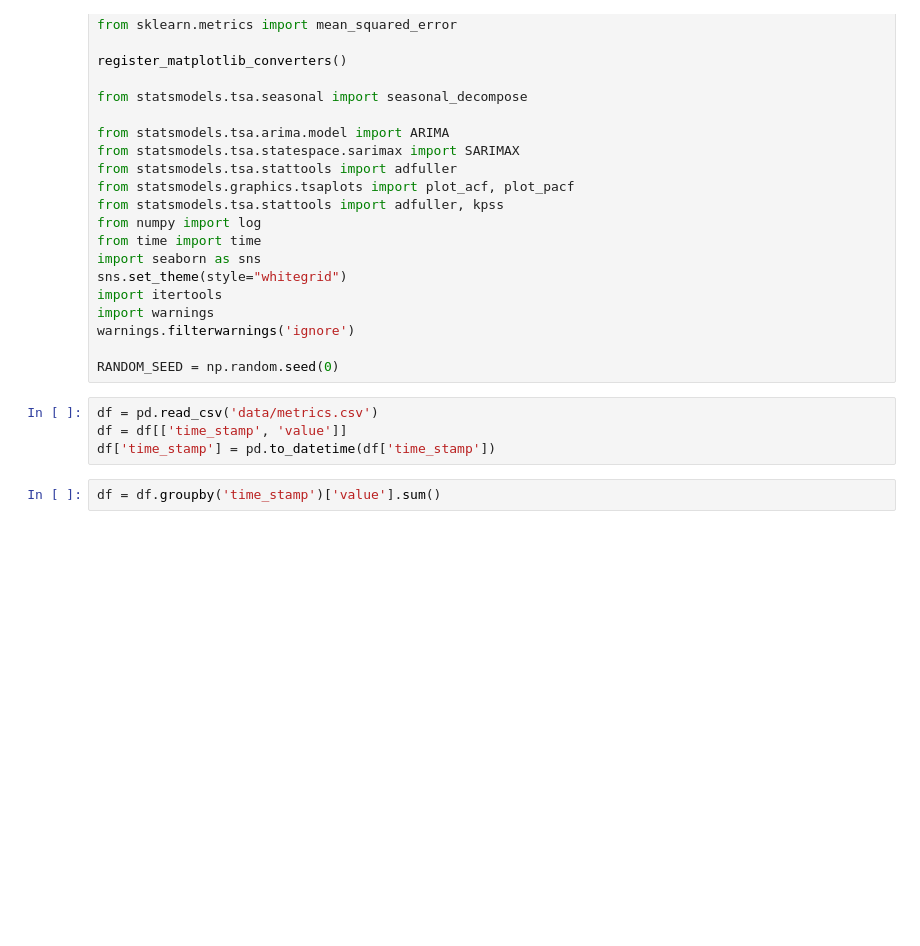
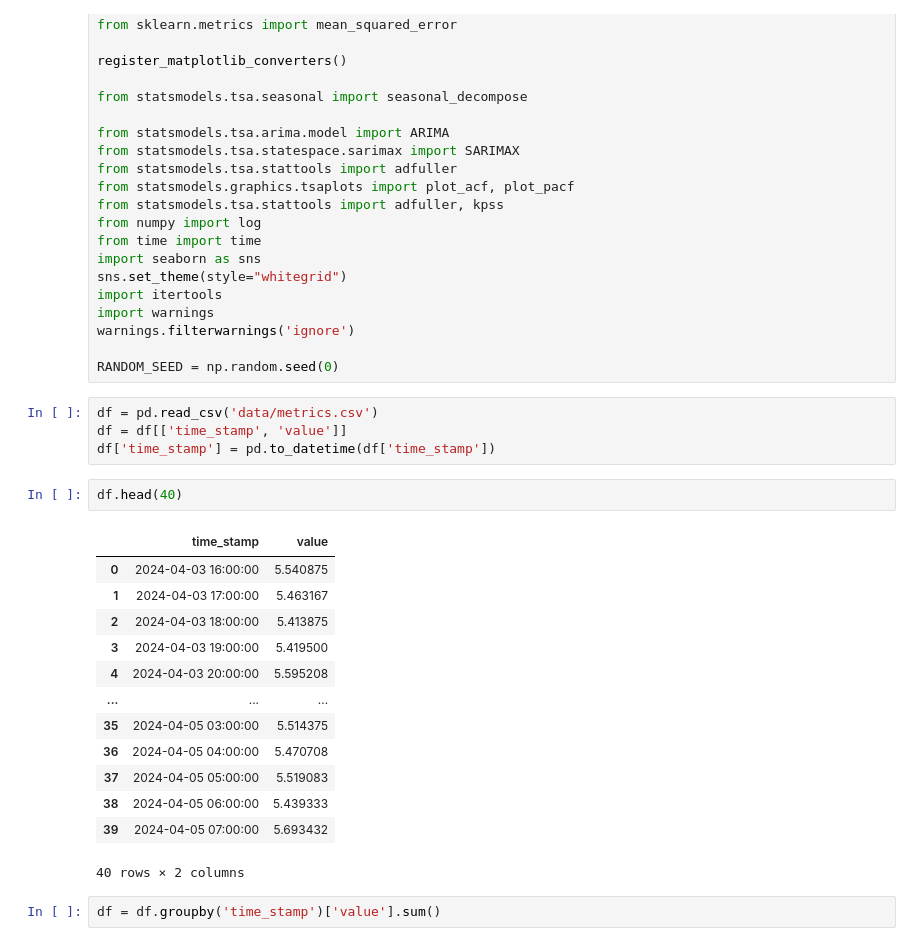
Before and after one commit to Wasiue03/Time-Series, a Jupyter notebook: Forecasting Techniques/sprint_4_sarima.ipynb, the cells around one changed output. Saved outputs shown, nothing was run; the diff lists cells and outputs as text; blank space fills up the shorter version.

```diff
--- a/Forecasting Techniques/sprint_4_sarima.ipynb
+++ b/Forecasting Techniques/sprint_4_sarima.ipynb
@@ -35,5 +35,21 @@ RANDOM_SEED = np.random.seed(0)
 df = pd.read_csv('data/metrics.csv')
 df = df[['time_stamp', 'value']]
 df['time_stamp'] = pd.to_datetime(df['time_stamp'])
+# %%
+df.head(40)
+# %% [output]
+|  | time_stamp | value |
+| 0 | 2024-04-03 16:00:00 | 5.540875 |
+| 1 | 2024-04-03 17:00:00 | 5.463167 |
+| 2 | 2024-04-03 18:00:00 | 5.413875 |
+| 3 | 2024-04-03 19:00:00 | 5.419500 |
+| 4 | 2024-04-03 20:00:00 | 5.595208 |
+| ... | ... | ... |
+| 35 | 2024-04-05 03:00:00 | 5.514375 |
+| 36 | 2024-04-05 04:00:00 | 5.470708 |
+| 37 | 2024-04-05 05:00:00 | 5.519083 |
+| 38 | 2024-04-05 06:00:00 | 5.439333 |
+| 39 | 2024-04-05 07:00:00 | 5.693432 |
+40 rows × 2 columns
 # %%
 df = df.groupby('time_stamp')['value'].sum()
```
Also changed, not shown: parts of 1 cell of this notebook, 6 other files.
